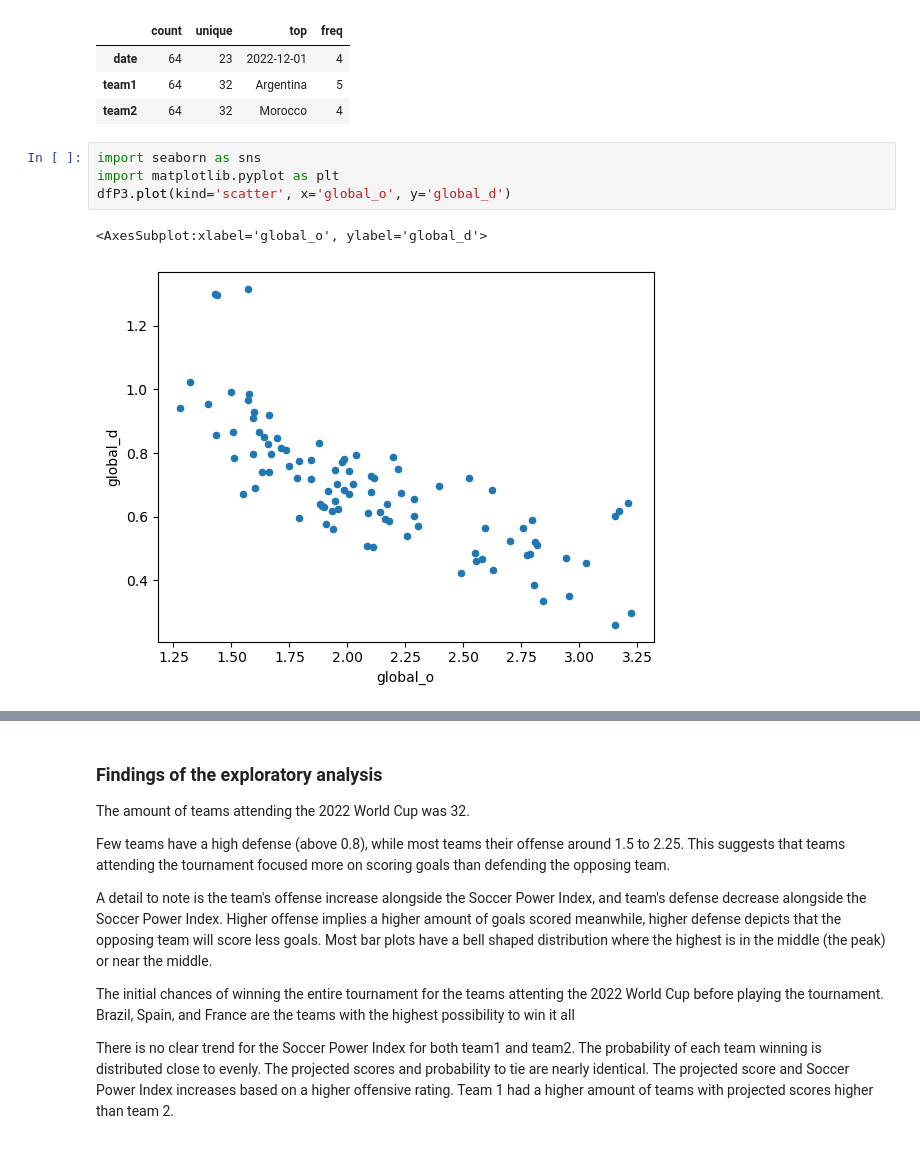
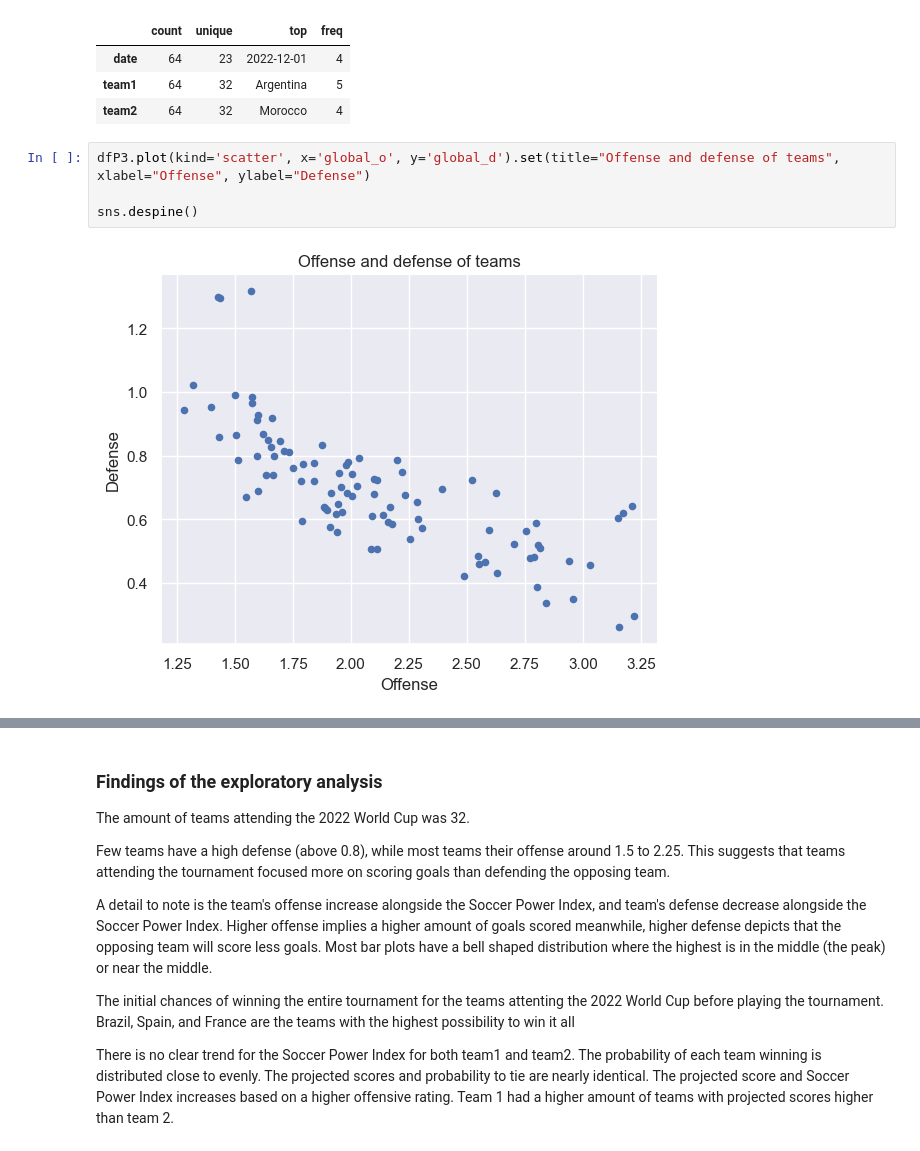
Before and after one commit to ubco-W2022T2-data301/project-group-group41, a Jupyter notebook: analysis/analysis1_Luis_Wen.ipynb, the cells around one changed output, grey strips where cells are left out. Saved outputs shown, nothing was run; the diff lists cells and outputs as text.

```diff
--- a/analysis/analysis1_Luis_Wen.ipynb
+++ b/analysis/analysis1_Luis_Wen.ipynb
@@ -85,13 +87,12 @@ dfM2.describe(exclude=np.number).T
 | date | 64 | 23 | 2022-12-01 | 4 |
 | team1 | 64 | 32 | Argentina | 5 |
 | team2 | 64 | 32 | Morocco | 4 |
-# %%
-import seaborn as sns
-import matplotlib.pyplot as plt
-dfP3.plot(kind='scatter', x='global_o', y='global_d')
-# %% [output]
-<AxesSubplot:xlabel='global_o', ylabel='global_d'>
-[figure, removed]
+# %%
+dfP3.plot(kind='scatter', x='global_o', y='global_d').set(title="Offense and defense of teams", xlabel="Offense", ylabel="Defense")
+
+sns.despine()
+# %% [output]
+[figure, added]
 # %%
 predictions = sns.pairplot(data=dfP3, vars=['spi', 'global_o', 'global_d', 'sim_wins', 'sim_ties', 'sim_losses', 'sim_goal_diff']
              , corner=True)
```
Also changed, not shown: parts of 15 cells of this notebook, 1 other file.
